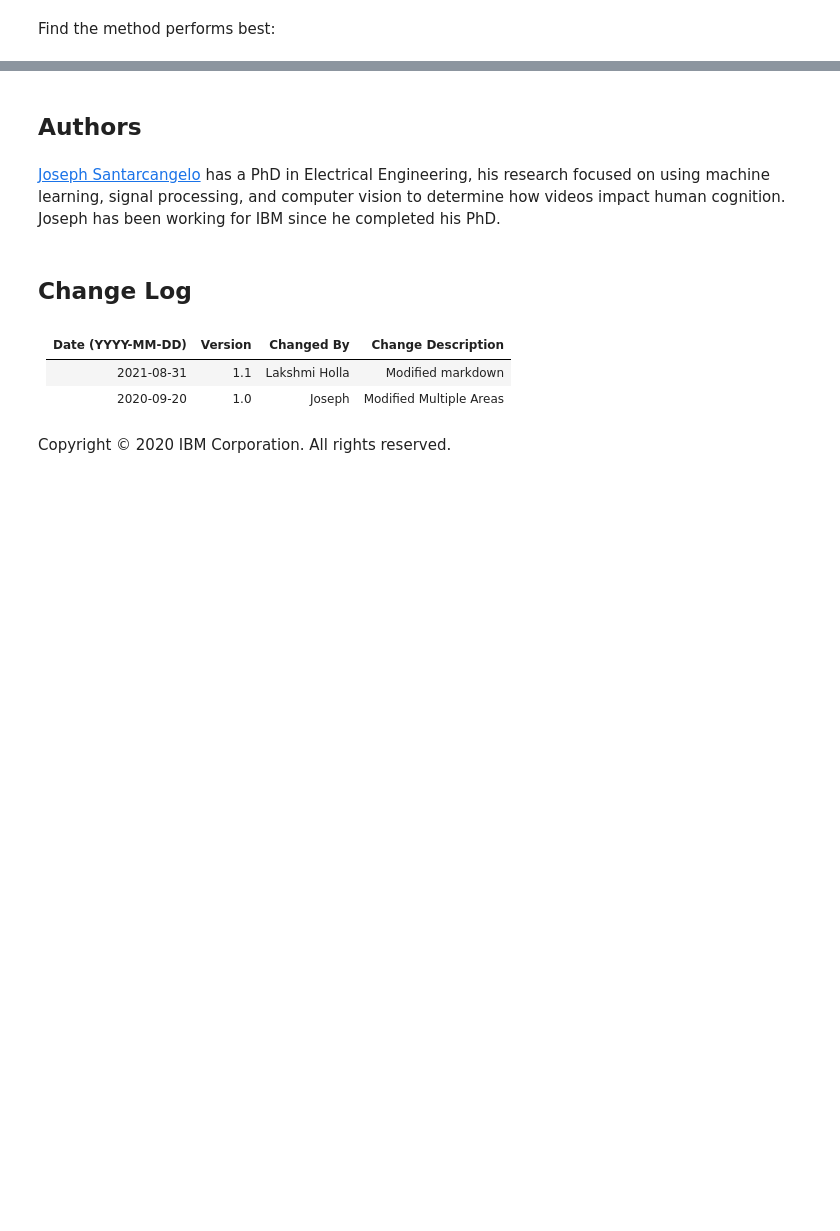
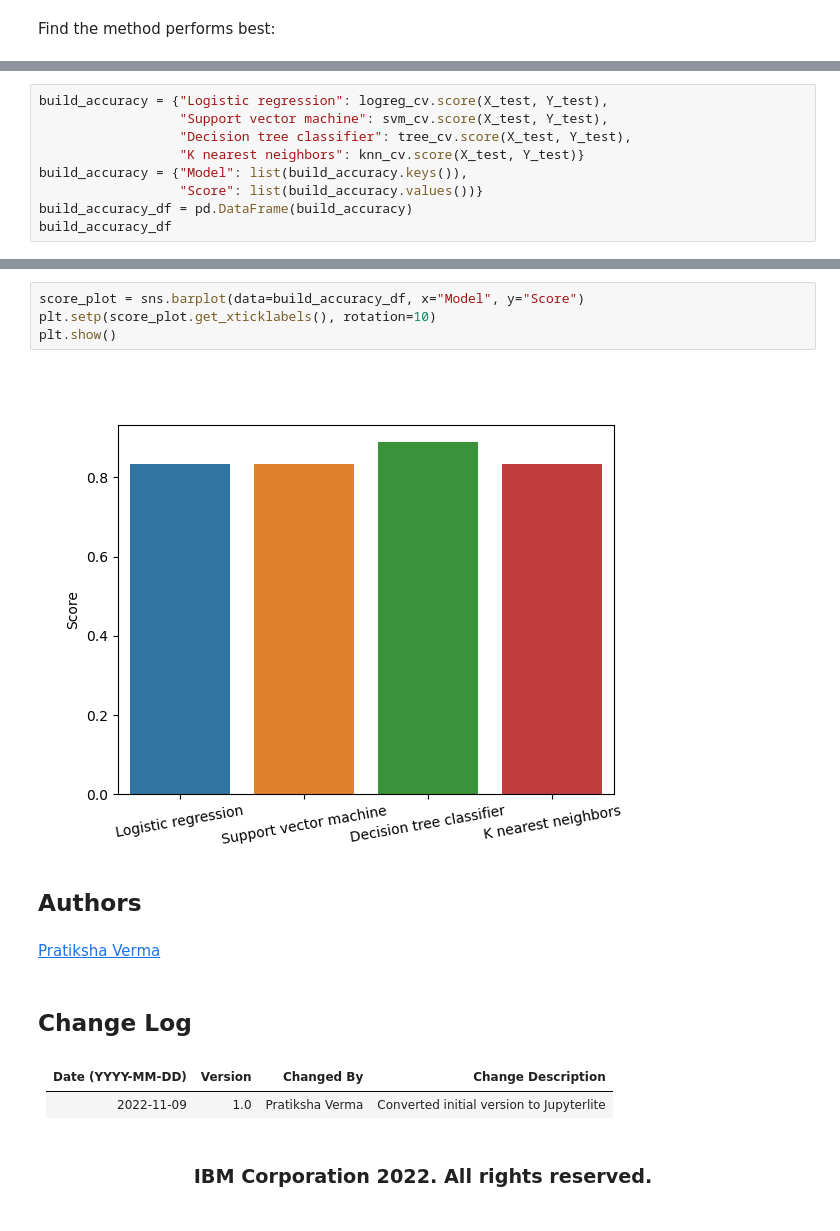
Before and after one commit to esapekkasun/data-science-capstone, a Jupyter notebook: Machine Learning Prediction.ipynb, the cells around one changed output, grey strips where cells are left out. Cells and saved outputs as stored; diff of their text form; blank space fills up the shorter version.

Commit message:
Uploaded new Machine Learning Prediction task file

```diff
--- a/Machine Learning Prediction.ipynb
+++ b/Machine Learning Prediction.ipynb
@@ -345,0 +348,9 @@ X_test.shape
+# %%
+build_accuracy = {"Logistic regression": logreg_cv.score(X_test, Y_test),
+                  "Support vector machine": svm_cv.score(X_test, Y_test),
+                  "Decision tree classifier": tree_cv.score(X_test, Y_test),
+                  "K nearest neighbors": knn_cv.score(X_test, Y_test)}
+build_accuracy = {"Model": list(build_accuracy.keys()),
+                  "Score": list(build_accuracy.values())}
+build_accuracy_df = pd.DataFrame(build_accuracy)
+build_accuracy_df
@@ -346,13 +363,18 @@ X_test.shape
+# %%
+score_plot = sns.barplot(data=build_accuracy_df, x="Model", y="Score")
+plt.setp(score_plot.get_xticklabels(), rotation=10)
+plt.show()
+# %% [output]
+[figure, added]
 # %% [markdown]
 ## Authors
 # %% [markdown]
-<a href="https://www.linkedin.com/in/joseph-s-50398b136/?utm_medium=Exinfluencer&utm_source=Exinfluencer&utm_content=000026UJ&utm_term=10006555&utm_id=NA-SkillsNetwork-Channel-SkillsNetworkCoursesIBMDS0321ENSkillsNetwork26802033-2022-01-01">Joseph Santarcangelo</a> has a PhD in Electrical Engineering, his research focused on using machine learning, signal processing, and computer vision to determine how videos impact human cognition. Joseph has been working for IBM since he completed his PhD.
+[Pratiksha Verma](https://www.linkedin.com/in/pratiksha-verma-6487561b1/?utm_medium=Exinfluencer&utm_source=Exinfluencer&utm_content=000026UJ&utm_term=10006555&utm_id=NA-SkillsNetwork-Channel-SkillsNetworkCoursesIBMDS0321ENSkillsNetwork865-2022-01-01)
 # %% [markdown]
 ## Change Log
 # %% [markdown]
-| Date (YYYY-MM-DD) | Version | Changed By    | Change Description      |
-| ----------------- | ------- | ------------- | ----------------------- |
-| 2021-08-31        | 1.1     | Lakshmi Holla | Modified markdown       |
-| 2020-09-20        | 1.0     | Joseph        | Modified Multiple Areas |
+| Date (YYYY-MM-DD) | Version | Changed By      | Change Description      |
+| ----------------- | ------- | -------------   | ----------------------- |
+| 2022-11-09        | 1.0     | Pratiksha Verma | Converted initial version to Jupyterlite|
 # %% [markdown]
-Copyright © 2020 IBM Corporation. All rights reserved.
+### <h3 align="center"> IBM Corporation 2022. All rights reserved. <h3/>
```
Also changed, not shown: parts of 22 cells of this notebook.
